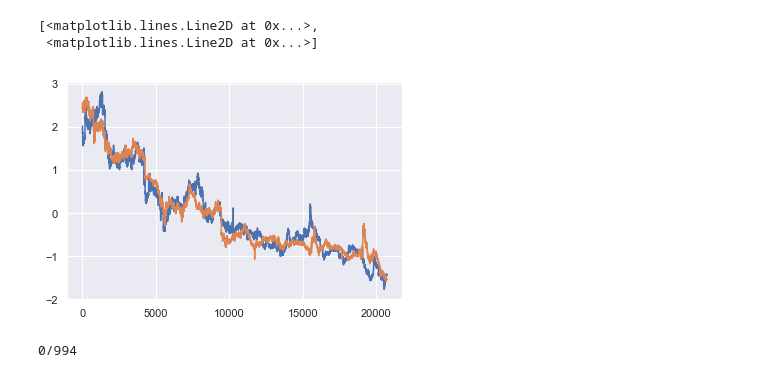
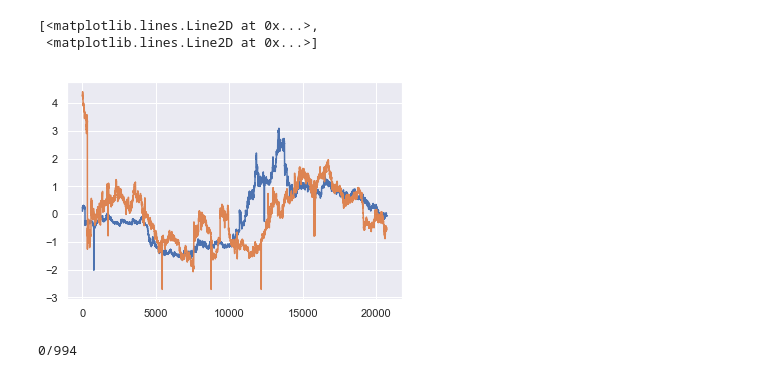
Before and after one commit to AlexisVLRT/StockWatch, a Jupyter notebook: PairsTradingPOC.ipynb, the cells around one changed output. Cells and saved outputs as stored; diff of their text form; code cells hidden in the pictures.

```diff
--- a/PairsTradingPOC.ipynb
+++ b/PairsTradingPOC.ipynb
@@ -20,10 +26,10 @@ stocks_data = pickle.load(open("FullData_5.p", "rb"))
 # %%
-tickers = ['ACLS', 'PRTK']
+tickers = ['CLNE', 'TLGT']
 plt.plot(StandardScaler().fit_transform(stocks_data.loc[:, tickers].fillna(method='bfill').fillna(method='ffill')))
 # %% [output]
 [<matplotlib.lines.Line2D at 0x...>,
  <matplotlib.lines.Line2D at 0x...>]
-[figure, old version]
+[figure, new version]
 # %%
 correlated_stocks = pd.DataFrame(columns=['Stock A', 'Stock B'])
 stocks_data_ds = stocks_data.loc[::6, :]
```
Also changed, not shown: parts of 16 cells of this notebook, 15 other files.
